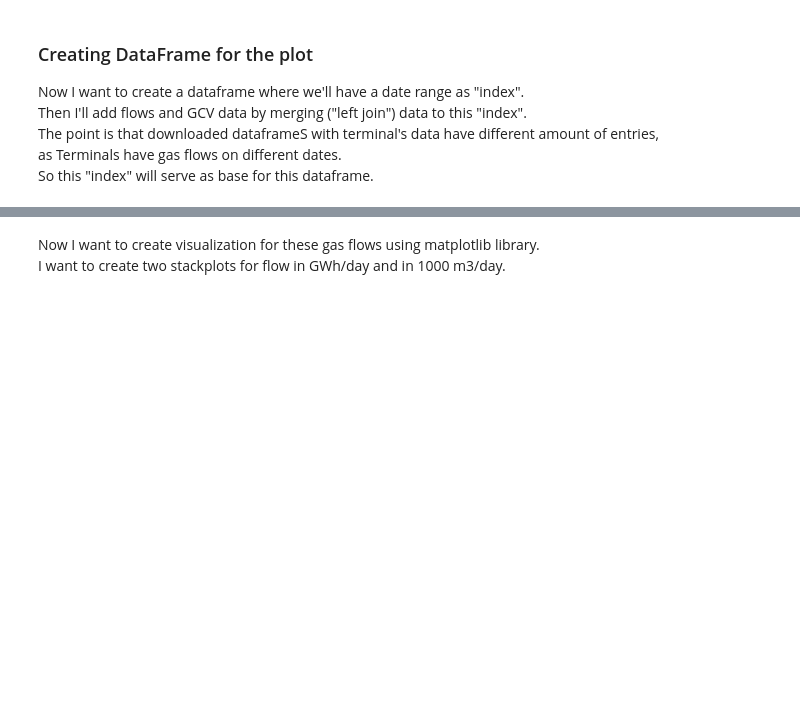
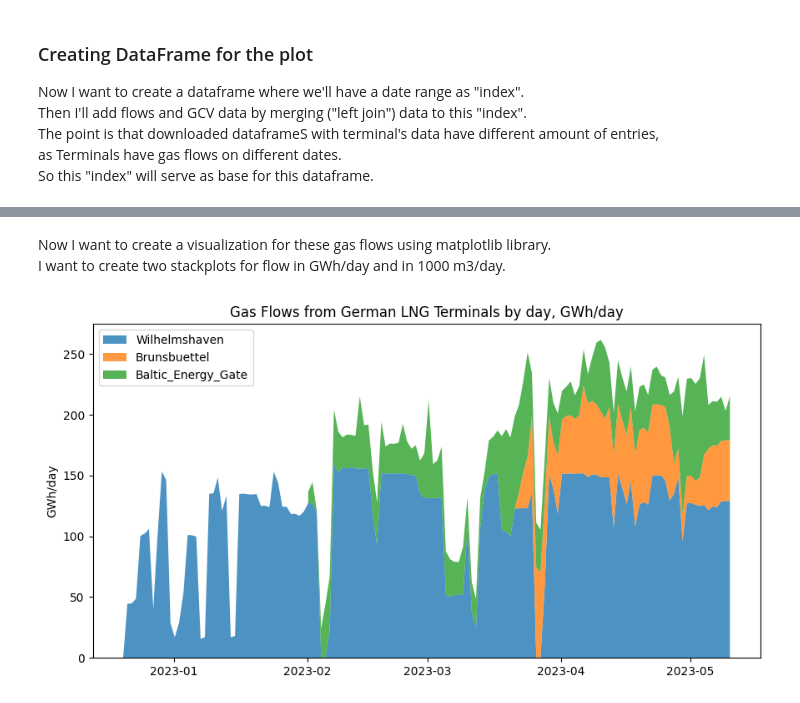
Before and after one commit to maratyakovlev/gas_flows, a Jupyter notebook: Gas_Flows.ipynb, the cells around one changed output, grey strips where cells are left out. Saved outputs shown, nothing was run; the diff lists cells and outputs as text; code cells hidden in the pictures; blank space fills up the shorter version.

```diff
--- a/Gas_Flows.ipynb
+++ b/Gas_Flows.ipynb
@@ -120,29 +109,17 @@ as Terminals have gas flows on different dates.
 So this "index" will serve as base for this dataframe.
 # %%
 # Creating date range.
-merged_df = pd.DataFrame(pd.date_range(start='2022-09-01 06:00:00', end='2023-05-10 06:00:00', freq='D'), columns=['date'])
+merged_df = pd.DataFrame(pd.date_range(start='2022-09-01 06:00:00', end='2023-05-10 06:00:00', freq='D'), columns=['periodFrom'])
 # %%
 # Merging dataframes.
-merged_df = merged_df.merge(right=WH_flow_df, how='left',left_on='date',right_on='periodFrom')
-merged_df.drop(columns=['periodFrom', 'pointKey','pointLabel','indicator','unit'], inplace=True)
-merged_df.rename(columns={"value": "Wilhelmshaven_flow, kWh/d"},inplace=True)
+merged_df = merged_df.merge(right=WH_df, how='left', on='periodFrom')
+#merged_df.drop(columns=['periodFrom', 'pointKey','pointLabel','indicator','unit'], inplace=True)
+#merged_df.rename(columns={"value": "Wilhelmshaven_flow, kWh/d"},inplace=True)
 
-merged_df = merged_df.merge(right=WH_GCV_df, how='left',left_on='date',right_on='periodFrom')
-merged_df.drop(columns=['periodFrom', 'pointKey','pointLabel','indicator','unit'], inplace=True)
-merged_df.rename(columns={"value": "Wilhelmshaven_GCV, kWh/Nm3"},inplace=True)
+merged_df = merged_df.merge(right=BBH_df, how='left', on='periodFrom')
+#merged_df.drop(columns=['periodFrom', 'pointKey','pointLabel','indicator','unit'], inplace=True)
+#merged_df.rename(columns={"value": "Wilhelmshaven_GCV, kWh/Nm3"},inplace=True)
 
-merged_df = merged_df.merge(right=BEG_flow_df, how='left',left_on='date',right_on='periodFrom')
-merged_df.drop(columns=['periodFrom', 'pointKey','pointLabel','indicator','unit'], inplace=True)
-merged_df.rename(columns={"value": "Baltic_Energy_Gate_flow, kWh/d"},inplace=True)
-
-merged_df = merged_df.merge(right=BEG_GCV_df, how='left',left_on='date',right_on='periodFrom')
-merged_df.drop(columns=['periodFrom', 'pointKey','pointLabel','indicator','unit'], inplace=True)
-merged_df.rename(columns={"value": "Baltic_Energy_Gate_GCV, kWh/Nm3"},inplace=True)
-
-merged_df = merged_df.merge(right=BBH_flow_df, how='left',left_on='date',right_on='periodFrom')
-merged_df.drop(columns=['periodFrom', 'pointKey','pointLabel','indicator','unit'], inplace=True)
-merged_df.rename(columns={"value": "Brunsbuettel_Hafen_flow, kWh/d"},inplace=True)
-
-merged_df = merged_df.merge(right=BBH_GCV_df, how='left',left_on='date',right_on='periodFrom')
-merged_df.drop(columns=['periodFrom', 'pointKey','pointLabel','indicator','unit'], inplace=True)
-merged_df.rename(columns={"value": "Brunsbuettel_Hafen_GCV, kWh/Nm3"},inplace=True)
+merged_df = merged_df.merge(right=BEG_df, how='left', on='periodFrom')
+#merged_df.drop(columns=['periodFrom', 'pointKey','pointLabel','indicator','unit'], inplace=True)
+#merged_df.rename(columns={"value": "Baltic_Energy_Gate_flow, kWh/d"},inplace=True)
@@ -156,6 +151,11 @@ merged_df['Brunsbuettel_Hafen_flow, kWh/d'] = merged_df['Brunsbuettel_Hafen_flow
 merged_df.rename(columns={"Wilhelmshaven_flow, kWh/d": "Wilhelmshaven_flow, GWh/d"},inplace=True)
 merged_df.rename(columns={"Baltic_Energy_Gate_flow, kWh/d": "Baltic_Energy_Gate_flow, GWh/d"},inplace=True)
 merged_df.rename(columns={"Brunsbuettel_Hafen_flow, kWh/d": "Brunsbuettel_Hafen_flow, GWh/d"},inplace=True)
+# %%
+# Adding columns with flow in cubic meters by dividing Wh by GCV.
+merged_df['Wilhelmshaven_flow, mln_Nm3/d'] = merged_df['Wilhelmshaven_flow, GWh/d'] / merged_df['Wilhelmshaven_GCV, kWh/Nm3']
+merged_df['Brunsbuettel_Hafen_flow, mln_Nm3/d'] = merged_df['Brunsbuettel_Hafen_flow, GWh/d'] / merged_df['Brunsbuettel_Hafen_GCV, kWh/Nm3']
+merged_df['Baltic_Energy_Gate_flow, mln_Nm3/d'] = merged_df['Baltic_Energy_Gate_flow, GWh/d'] / merged_df['Baltic_Energy_Gate_GCV, kWh/Nm3']
 # %%
 display(merged_df.head())
 display(merged_df.info())
@@ -163,3 +190,3 @@ display(merged_df[merged_df['date'] == '2023-04-01 06:00:00'])
 # %% [markdown]
-Now I want to create visualization for these gas flows using matplotlib library.
+Now I want to create a visualization for these gas flows using matplotlib library.
 I want to create two stackplots for flow in GWh/day and in 1000 m3/day.
@@ -171,14 +196,16 @@ import matplotlib.pyplot as plt
 # %%
 #fig, ax = plt.subplots()
 fig = plt.figure(figsize=(8, 4))
 ax = fig.add_axes([0, 0, 1, 1])
-ax.stackplot(merged_df['date'], merged_df['Wilhelmshaven_flow, GWh/d'], merged_df['Brunsbuettel_Hafen_flow, GWh/d'], merged_df['Baltic_Energy_Gate_flow, GWh/d'],
+ax.stackplot(merged_df['periodFrom'], merged_df['Wilhelmshaven_flow, GWh/d'], merged_df['Brunsbuettel_Hafen_flow, GWh/d'], merged_df['Baltic_Energy_Gate_flow, GWh/d'],
              labels=['Wilhelmshaven', 'Brunsbuettel','Baltic_Energy_Gate'], alpha=0.8,
              #colors = ['mediumblue', 'darkred', 'lawngreen']
              )
 ax.legend(loc='upper left')
-ax.set_title('Gas Flows at German LNG Terminals by day, GWh/day')
+ax.set_title('Gas Flows from German LNG Terminals by day, GWh/day')
 #ax.set_xlabel('Day')
 ax.set_ylabel('GWh/day')
 
 plt.show()
+# %% [output]
+[figure, added]
```
Also changed, not shown: parts of 8 cells of this notebook.
